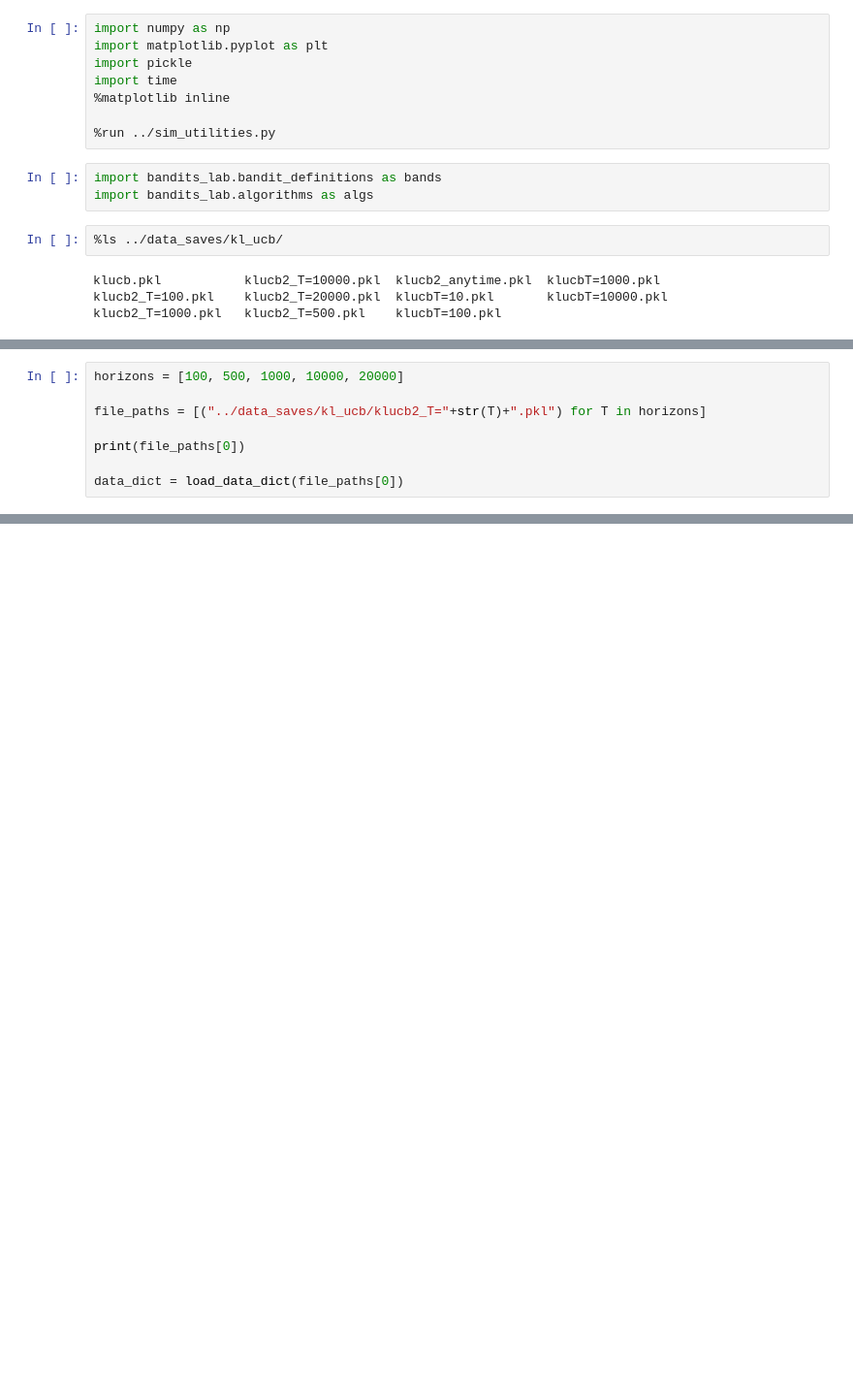
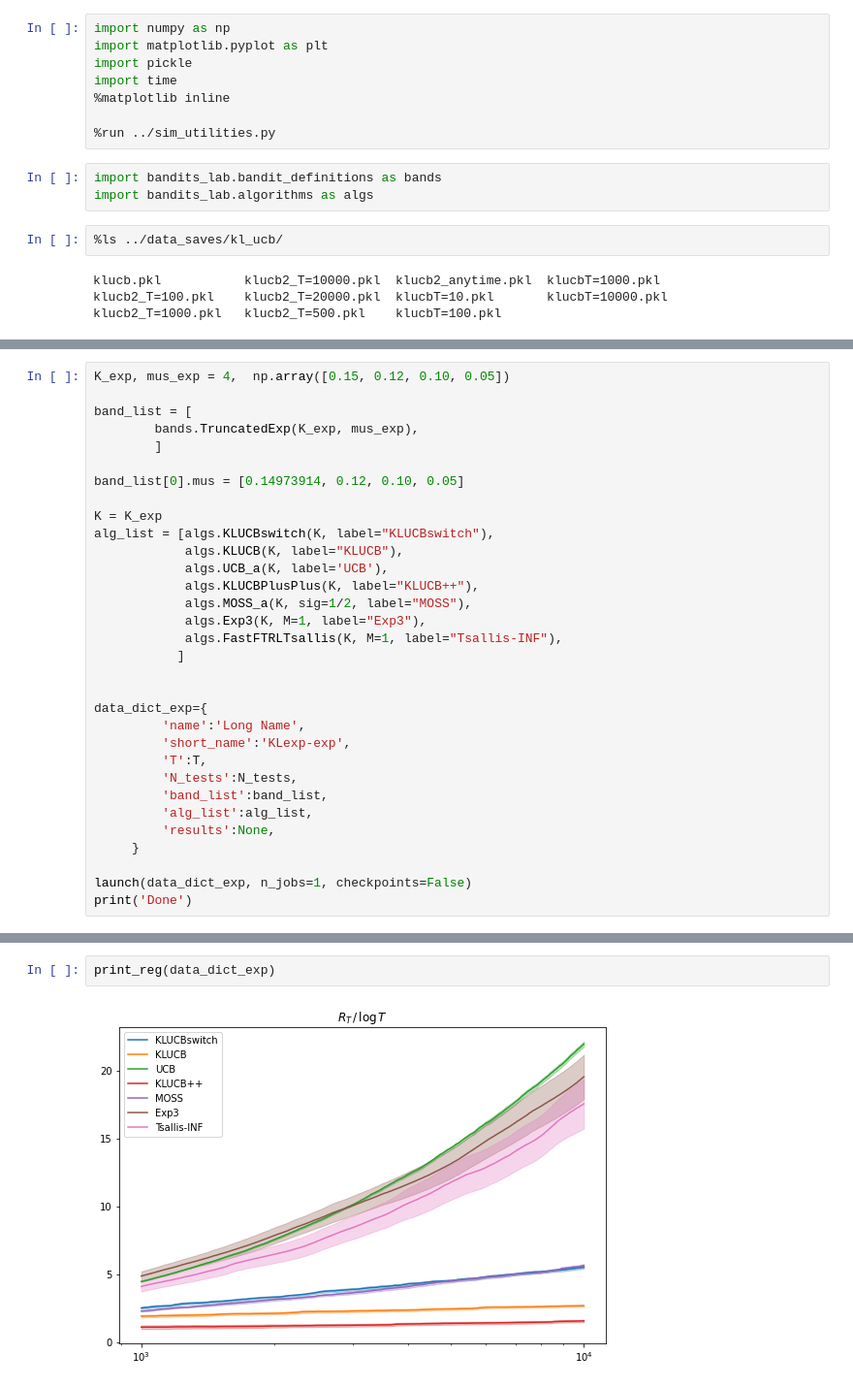
Before and after one commit to H2DI/bandits_lab, a Jupyter notebook: notebooks/KLUCB.ipynb, the cells around one changed output, grey strips where cells are left out. Shown: that part at 97% size. Saved outputs shown, nothing was run; the diff lists cells and outputs as text; blank space fills up the shorter version.

```diff
--- a/notebooks/KLUCB.ipynb
+++ b/notebooks/KLUCB.ipynb
@@ -112,8 +17,0 @@ for i in range(len(band_list)):
-# %%
-horizons = [100, 500, 1000, 10000, 20000]
-
-file_paths = [("../data_saves/kl_ucb/klucb2_T="+str(T)+".pkl") for T in horizons]
-
-print(file_paths[0])
-
-data_dict = load_data_dict(file_paths[0])
@@ -489,0 +89,32 @@ plot_and_save(data_dict,
+# %%
+K_exp, mus_exp = 4,  np.array([0.15, 0.12, 0.10, 0.05])
+
+band_list = [
+        bands.TruncatedExp(K_exp, mus_exp),
+        ]
+
+band_list[0].mus = [0.14973914, 0.12, 0.10, 0.05]
+
+K = K_exp
+alg_list = [algs.KLUCBswitch(K, label="KLUCBswitch"),
+            algs.KLUCB(K, label="KLUCB"),
+            algs.UCB_a(K, label='UCB'),
+            algs.KLUCBPlusPlus(K, label="KLUCB++"),
+            algs.MOSS_a(K, sig=1/2, label="MOSS"),
+            algs.Exp3(K, M=1, label="Exp3"),
+            algs.FastFTRLTsallis(K, M=1, label="Tsallis-INF"),
+           ]
+
+
+data_dict_exp={
+         'name':'Long Name',
+         'short_name':'KLexp-exp',
+         'T':T,
+         'N_tests':N_tests,
+         'band_list':band_list,
+         'alg_list':alg_list,
+         'results':None,
+     }
+
+launch(data_dict_exp, n_jobs=1, checkpoints=False)
+print('Done')
@@ -489,0 +130,4 @@ plot_and_save(data_dict,
+# %%
+print_reg(data_dict_exp)
+# %% [output]
+[figure, added]
```
Also changed, not shown: parts of 50 cells of this notebook, 7 other files.
